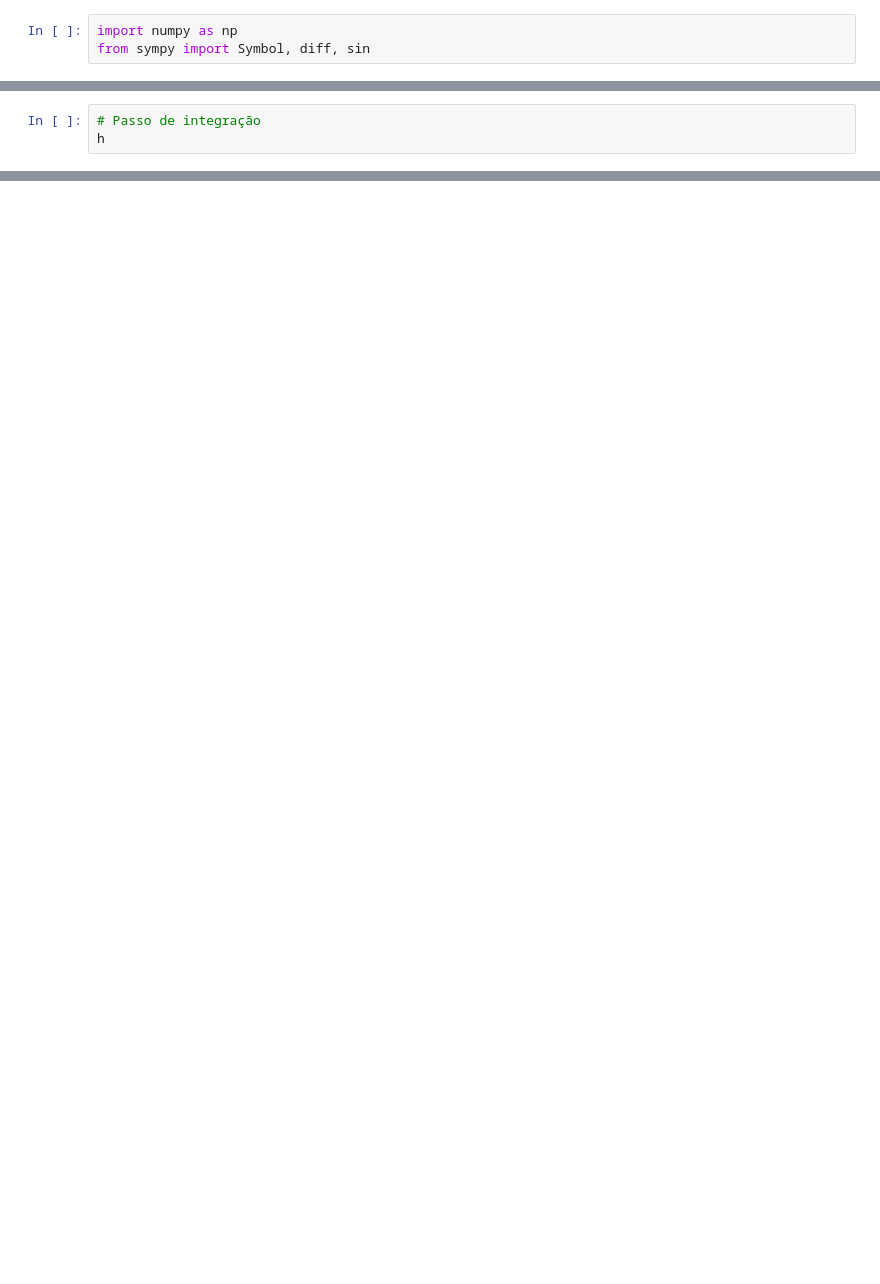
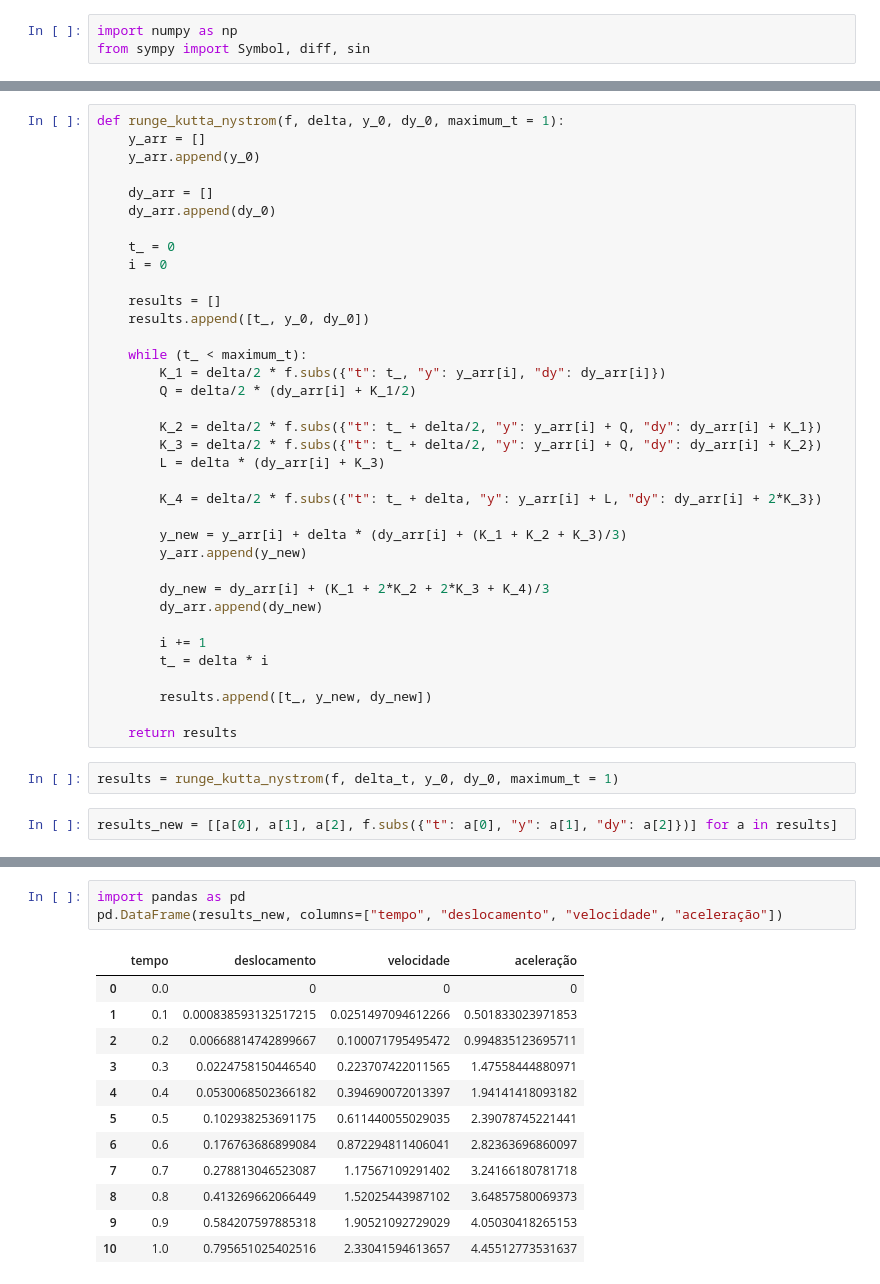
Before and after one commit to henchaves/coc473-cla, a Jupyter notebook: project_02/experiments/Task 3/Task 3.ipynb, the cells around one changed output, grey strips where cells are left out. Drawn from its saved outputs; the diff is of its cells as text; blank space fills up the shorter version.

```diff
--- a/project_02/experiments/Task 3/Task 3.ipynb
+++ b/project_02/experiments/Task 3/Task 3.ipynb
@@ -34,3 +45,40 @@ c_dict = {
+# %%
+def runge_kutta_nystrom(f, delta, y_0, dy_0, maximum_t = 1):
+    y_arr = []
+    y_arr.append(y_0)
+
+    dy_arr = []
+    dy_arr.append(dy_0)
+
+    t_ = 0
+    i = 0
+
+    results = []
+    results.append([t_, y_0, dy_0])
+
+    while (t_ < maximum_t):
+        K_1 = delta/2 * f.subs({"t": t_, "y": y_arr[i], "dy": dy_arr[i]})
+        Q = delta/2 * (dy_arr[i] + K_1/2)
+
+        K_2 = delta/2 * f.subs({"t": t_ + delta/2, "y": y_arr[i] + Q, "dy": dy_arr[i] + K_1})
+        K_3 = delta/2 * f.subs({"t": t_ + delta/2, "y": y_arr[i] + Q, "dy": dy_arr[i] + K_2})
+        L = delta * (dy_arr[i] + K_3)
+
+        K_4 = delta/2 * f.subs({"t": t_ + delta, "y": y_arr[i] + L, "dy": dy_arr[i] + 2*K_3})
+
+        y_new = y_arr[i] + delta * (dy_arr[i] + (K_1 + K_2 + K_3)/3)
+        y_arr.append(y_new)
+
+        dy_new = dy_arr[i] + (K_1 + 2*K_2 + 2*K_3 + K_4)/3
+        dy_arr.append(dy_new)
+
+        i += 1
+        t_ = delta * i
+
+        results.append([t_, y_new, dy_new])
+
+    return results
 # %%
-# Passo de integração
-h
+results = runge_kutta_nystrom(f, delta_t, y_0, dy_0, maximum_t = 1)
+# %%
+results_new = [[a[0], a[1], a[2], f.subs({"t": a[0], "y": a[1], "dy": a[2]})] for a in results]
@@ -36,0 +102,16 @@ h
+# %%
+import pandas as pd
+pd.DataFrame(results_new, columns=["tempo", "deslocamento", "velocidade", "aceleração"])
+# %% [output]
+|  | tempo | deslocamento | velocidade | aceleração |
+| 0 | 0.0 | 0 | 0 | 0 |
+| 1 | 0.1 | 0.000838593132517215 | 0.0251497094612266 | 0.501833023971853 |
+| 2 | 0.2 | 0.00668814742899667 | 0.100071795495472 | 0.994835123695711 |
+| 3 | 0.3 | 0.0224758150446540 | 0.223707422011565 | 1.47558444880971 |
+| 4 | 0.4 | 0.0530068502366182 | 0.394690072013397 | 1.94141418093182 |
+| 5 | 0.5 | 0.102938253691175 | 0.611440055029035 | 2.39078745221441 |
+| 6 | 0.6 | 0.176763686899084 | 0.872294811406041 | 2.82363696860097 |
+| 7 | 0.7 | 0.278813046523087 | 1.17567109291402 | 3.24166180781718 |
+| 8 | 0.8 | 0.413269662066449 | 1.52025443987102 | 3.64857580069373 |
+| 9 | 0.9 | 0.584207597885318 | 1.90521092729029 | 4.05030418265153 |
+| 10 | 1.0 | 0.795651025402516 | 2.33041594613657 | 4.45512773531637 |
```
Also changed, not shown: parts of 6 cells of this notebook, 5 other files.
